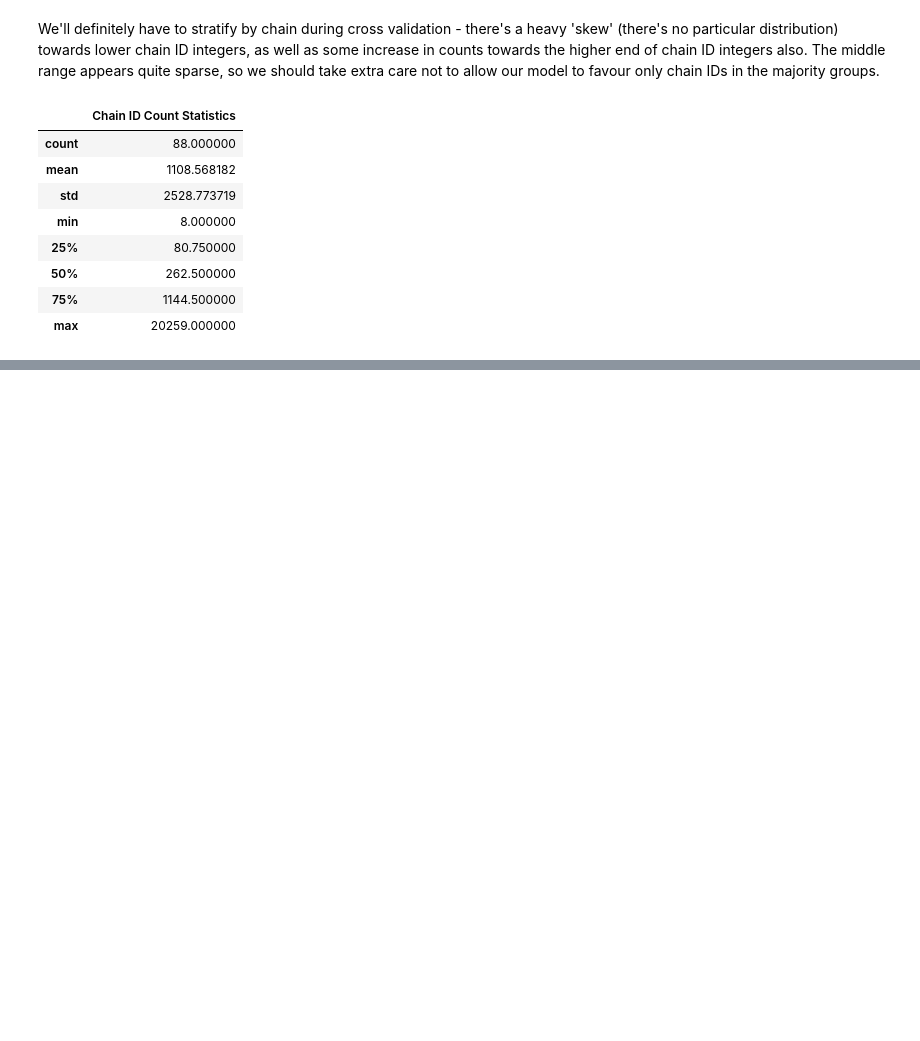
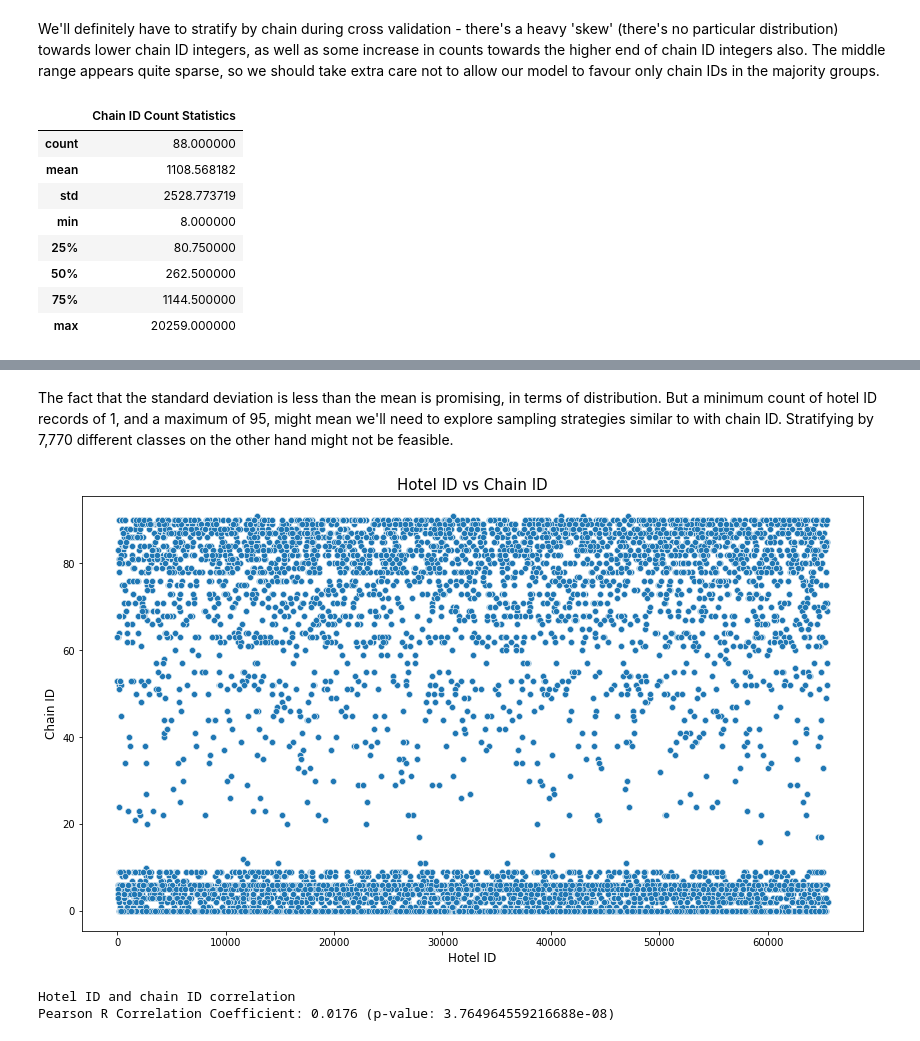
Before and after one commit to TheNerdyCat/FGVC8-Hotel-Trafficking, a Jupyter notebook: output/eda.ipynb, the cells around one changed output, grey strips where cells are left out. Saved outputs shown, nothing was run; the diff lists cells and outputs as text; code cells hidden in the pictures; blank space fills up the shorter version.

```diff
--- a/output/eda.ipynb
+++ b/output/eda.ipynb
@@ -304,0 +328,18 @@ train_chain_stats.describe().rename(columns={"chain": "Chain ID Count Statistics
+# %% [markdown]
+The fact that the standard deviation is less than the mean is promising, in terms of distribution. But a minimum count of hotel ID records of 1, and a maximum of 95, might mean we'll need to explore sampling strategies similar to with chain ID. Stratifying by 7,770 different classes on the other hand might not be feasible.
+# %%
+sns.scatterplot(data=train_metadata, x="hotel_id", y="chain")
+plt.xlabel("Hotel ID", fontsize=12)
+plt.ylabel("Chain ID", fontsize=12)
+plt.title("Hotel ID vs Chain ID", fontsize=15)
+plt.show()
+# %% [output]
+[figure, added]
+# %%
+# Calculate Pearson correlation coefficient for Hotel ID and Chain ID
+coeff, pvalue = stats.pearsonr(train_metadata["hotel_id"], train_metadata["chain"])
+print("Hotel ID and chain ID correlation")
+print(f"Pearson R Correlation Coefficient: {round(coeff, 4)} (p-value: {pvalue})")
+# %% [output]
+Hotel ID and chain ID correlation
+Pearson R Correlation Coefficient: 0.0176 (p-value: 3.764964559216688e-08)
```
Also changed, not shown: parts of 19 cells of this notebook.
